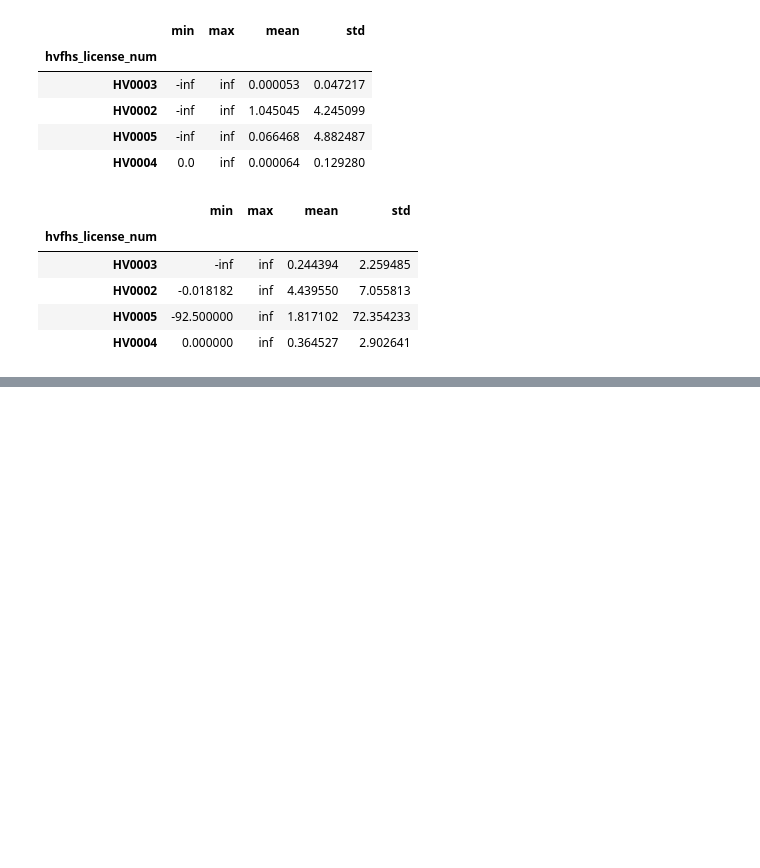
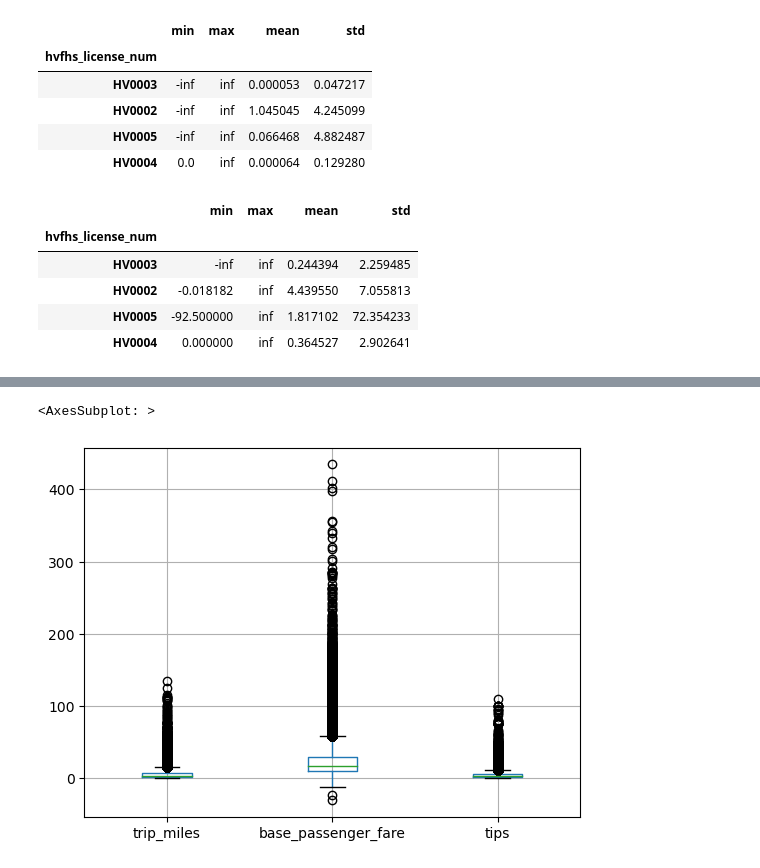
Before and after one commit to coiled/dask-tutorial, a Jupyter notebook: 2-Get_better-at-dask-dataframes.ipynb, the cells around one changed output, grey strips where cells are left out. Saved outputs shown, nothing was run; the diff lists cells and outputs as text; code cells hidden in the pictures; blank space fills up the shorter version.

```diff
--- a/2-Get_better-at-dask-dataframes.ipynb
+++ b/2-Get_better-at-dask-dataframes.ipynb
@@ -266,7 +273,7 @@ client
 # %%
 df = dd.read_parquet(
     "s3://coiled-datasets/uber-lyft-tlc/",
-    #use_nullable_dtypes=True              #this is working on 2022.12.0 update dask
+    use_nullable_dtypes=True              #this is working on 2022.12.0 update dask
 ).astype({"hvfhs_license_num": "string[pyarrow]",
          "dispatching_base_num": "string[pyarrow]",
          "originating_base_num": "string[pyarrow]",
@@ -359,4 +379,7 @@ df["tip_flag"] = df.tips > 0
 # %%
-df_small = df[["hvfhs_license_num", "tips", 'base_passenger_fare',
-               'driver_pay', "tip_flag", "trip_miles", "trip_time", "pickup_datetime",
-               'dropoff_datetime']].persist()
+#Create a column tip > 0 = True
+df["tip_flag"] = df.tips > 0
+
+df_small = df[["hvfhs_license_num", "tips", "base_passenger_fare",
+               "driver_pay", "trip_miles", "trip_time", "pickup_datetime",
+               "dropoff_datetime", "tip_flag"]].persist()
@@ -515,0 +593,4 @@ Dask Name: assign-index, 2 graph layers
+# %%
+## Solution, take a sample
+#let's get 0.1% of the data to plot ~700_000 rows (go smaller if needed depending on your machine)
+df_tiny = df_small.loc[lambda x: x.tip_flag][["trip_miles", "base_passenger_fare", "tips"]].sample(frac=0.001).compute()
@@ -515,0 +599,6 @@ Dask Name: assign-index, 2 graph layers
+# %%
+#Solution: box plot
+df_tiny.boxplot()
+# %% [output]
+<AxesSubplot: >
+[figure, added]
```
Also changed, not shown: parts of 67 cells of this notebook.
